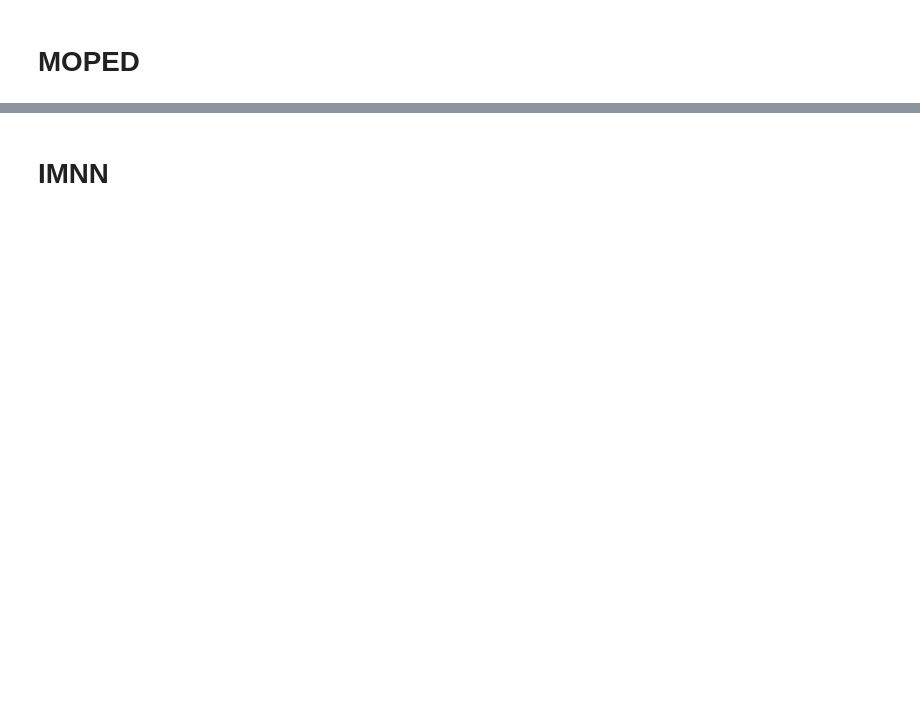
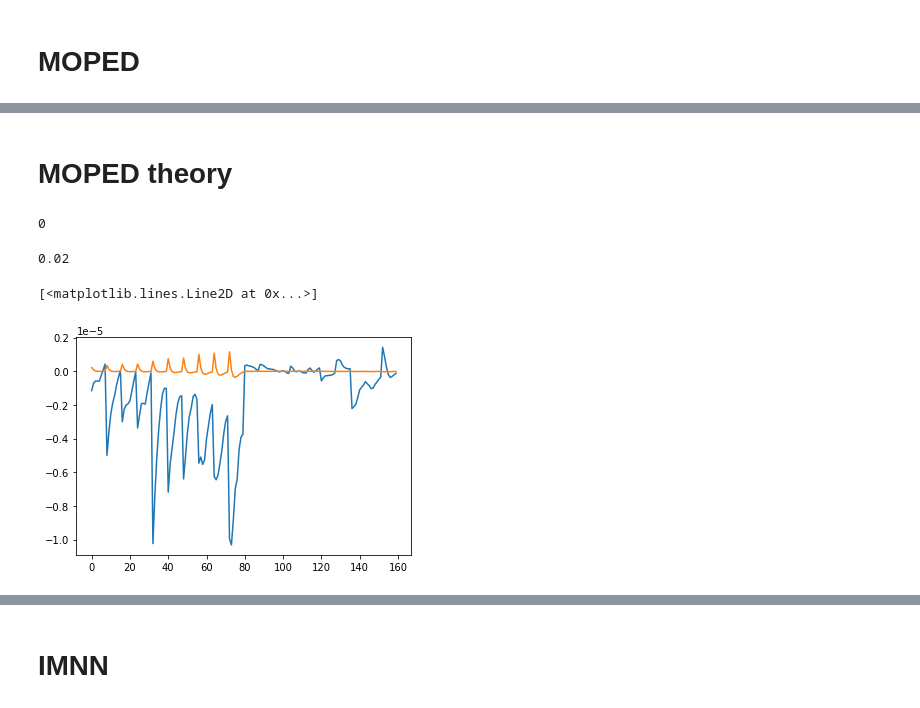
Before and after one commit to mgatti29/CMB_lensing_SBI, a Jupyter notebook: Notebooks/Compression_comparison.ipynb, the cells around one changed output, grey strips where cells are left out. Saved outputs shown, nothing was run; the diff lists cells and outputs as text; code cells hidden in the pictures; blank space fills up the shorter version.

```diff
--- a/Notebooks/Compression_comparison.ipynb
+++ b/Notebooks/Compression_comparison.ipynb
@@ -1108,0 +1672,11 @@ plt.show()
+# %% [markdown]
+# MOPED theory
+# %%
+import healpy as hp
+name_file ='/global/cfs/cdirs/des/mgatti/Moments_analysis/mode_coupling_matrix_NaMaster_3arcmin_sm_{0}_{1}.npy'.format(1024,512)
+[M,Mtot] = np.load(name_file,allow_pickle=True)
+MEE=M[:1000,:][:,:1000]
+cl_pix = hp.sphtfunc.pixwin(512)
+
+MB = (Mtot[3::4,:][:,::4])
+MBB = MB[:1000,:][:,:1000]
@@ -1108,0 +1935,16 @@ plt.show()
+# %%
+inv_cov = np.linalg.inv(np.cov(np.array(Dall_dict['data']['2nd_moments']).T))
+# %% [output]
+0
+# %%
+delta[key]
+# %% [output]
+0.02
+# %%
+key = 'delta_Ob'
+plt.plot(np.mean((derivatives_dict['WL_2'][key][1]-derivatives_dict['WL_2'][key][0]),axis=0)/delta[key])
+
+plt.plot(-0.002*deriv['ob'])
+# %% [output]
+[<matplotlib.lines.Line2D at 0x...>]
+[figure, added]
```
Also changed, not shown: parts of 50 cells of this notebook.
